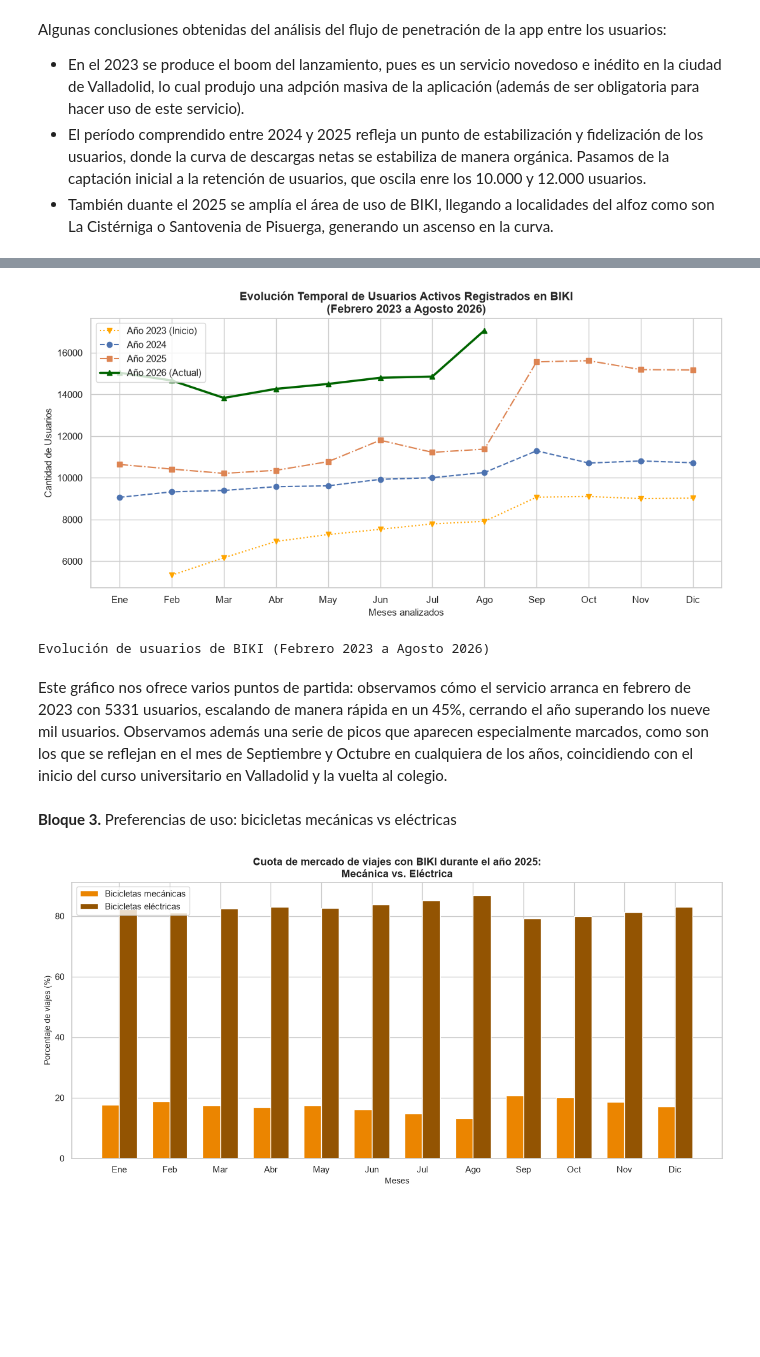
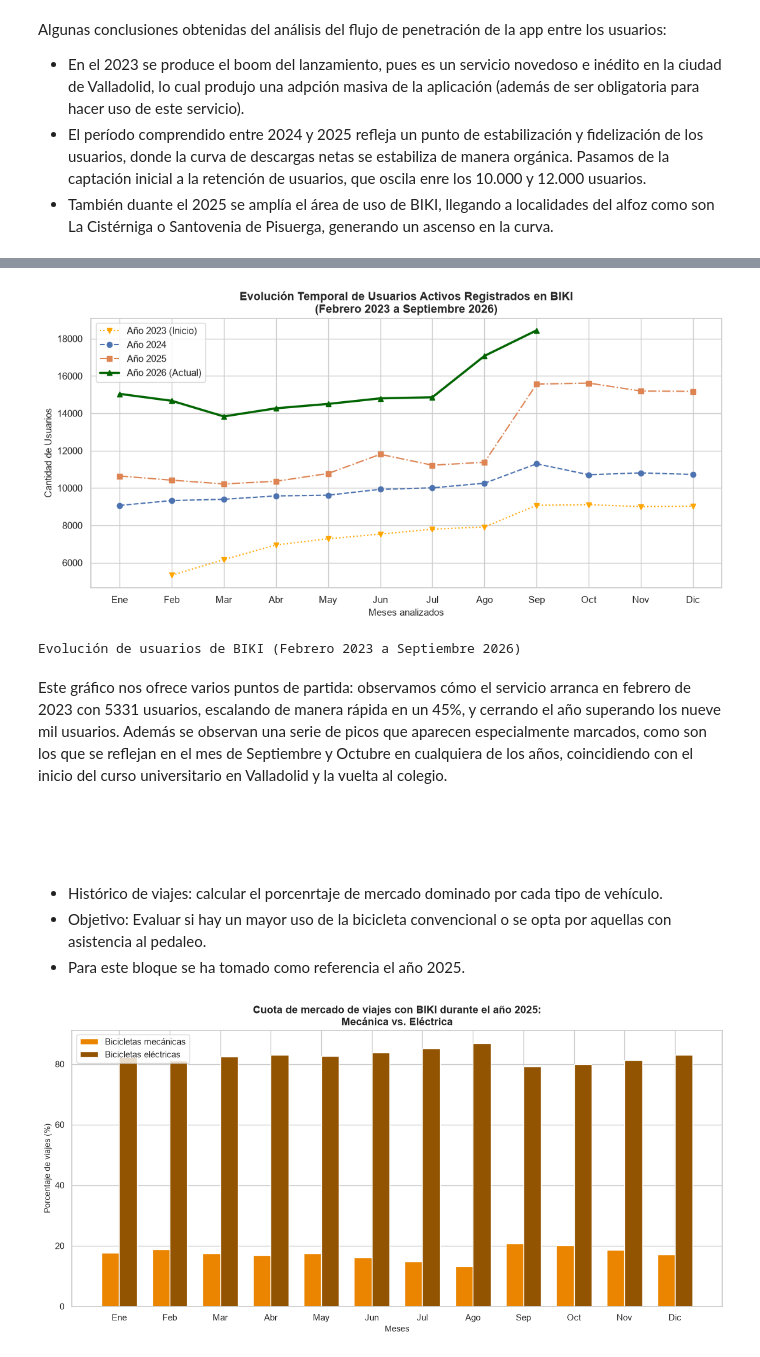
Before and after one commit to adrianamorchons/estudio_bicicletas_biki_valladolid, a Jupyter notebook: analisis_servicio_biki_valladolid.ipynb, the cells around one changed output, grey strips where cells are left out. Saved outputs shown, nothing was run; the diff lists cells and outputs as text; code cells hidden in the pictures; blank space fills up the shorter version.

```diff
--- a/analisis_servicio_biki_valladolid.ipynb
+++ b/analisis_servicio_biki_valladolid.ipynb
@@ -405,11 +406,9 @@ from io import BytesIO
 import matplotlib.pyplot as plt
 import seaborn as sns
 
-# Configuración del estilo de la gráfica
 sns.set_theme(style="whitegrid")
 
 # Histórico de usuarios registrados a final de cada mes
-# Nota: Enero 2023 se marca como None ya que el servicio comenzó en febrero de 2023.
 meses = [
     "Ene",
     "Feb",
@@ -475,7 +474,7 @@ usuarios_2026 = [
     14801,
     14859,
     17075,
-    None,
+    18443,
     None,
     None,
     None,
@@ -497,39 +496,39 @@ plt.plot(meses, usuarios_2024, marker="o", linestyle="--", label="Año 2024")
 plt.plot(meses, usuarios_2025, marker="s", linestyle="-.", label="Año 2025")
 plt.plot(
     meses,
     usuarios_2026,
     marker="^",
     linestyle="-",
     linewidth=2.5,
     color="darkgreen",
     label="Año 2026 (Actual)",
 )
 
 # Títulos y formato
 plt.title(
-    "Evolución Temporal de Usuarios Activos Registrados en BIKI\n(Febrero 2023 a Agosto 2026)",
+    "Evolución Temporal de Usuarios Activos Registrados en BIKI\n(Febrero 2023 a Septiembre 2026)",
     fontsize=13,
     fontweight="bold",
 )
 plt.xlabel("Meses analizados", fontsize=11)
 plt.ylabel("Cantidad de Usuarios", fontsize=11)
 plt.legend(loc="upper left")
 plt.tight_layout()
 
 # Uso de BytesIO tal como lo estructuraste para manejo en memoria
 buf = BytesIO()
 plt.savefig(buf, format="png", dpi=300)
 buf.seek(0)
 
 # Mostrar el resultado en pantalla en VS Code
 plt.show()
 
-print("Evolución de usuarios de BIKI (Febrero 2023 a Agosto 2026)")
+print("Evolución de usuarios de BIKI (Febrero 2023 a Septiembre 2026)")
 # %% [output]
-[figure, old version]
+[figure, new version]
-Evolución de usuarios de BIKI (Febrero 2023 a Agosto 2026)
+Evolución de usuarios de BIKI (Febrero 2023 a Septiembre 2026)
 # %% [markdown]
-Este gráfico nos ofrece varios puntos de partida: observamos cómo el servicio arranca en febrero de 2023 con 5331 usuarios, escalando de manera rápida en un 45%, cerrando el año superando los nueve mil usuarios.
-Observamos además una serie de picos que aparecen especialmente marcados, como son los que se reflejan en el mes de Septiembre y Octubre en cualquiera de los años, coincidiendo con el inicio del curso universitario en Valladolid y la vuelta al colegio.
+Este gráfico nos ofrece varios puntos de partida: observamos cómo el servicio arranca en febrero de 2023 con 5331 usuarios, escalando de manera rápida en un 45%, y cerrando el año superando los nueve mil usuarios.
+Además se observan una serie de picos que aparecen especialmente marcados, como son los que se reflejan en el mes de Septiembre y Octubre en cualquiera de los años, coincidiendo con el inicio del curso universitario en Valladolid y la vuelta al colegio.
 # %% [markdown]
-**Bloque 3.** Preferencias de uso: bicicletas mecánicas vs eléctricas
+<span style="font-size: 20pt; font-weight: bold; color: #ffffff;">**Bloque 3.** Preferencias de uso: bicicletas mecánicas vs eléctricas </span>
@@ -539 +535,5 @@ Observamos además una serie de picos que aparecen especialmente marcados, como
+# %% [markdown]
+- Histórico de viajes: calcular el porcenrtaje de mercado dominado por cada tipo de vehículo.
+- Objetivo: Evaluar si hay un mayor uso de la bicicleta convencional o se opta por aquellas con asistencia al pedaleo.
+- Para este bloque se ha tomado como referencia el año 2025.
 # %%
```
Also changed, not shown: parts of 101 cells of this notebook.
